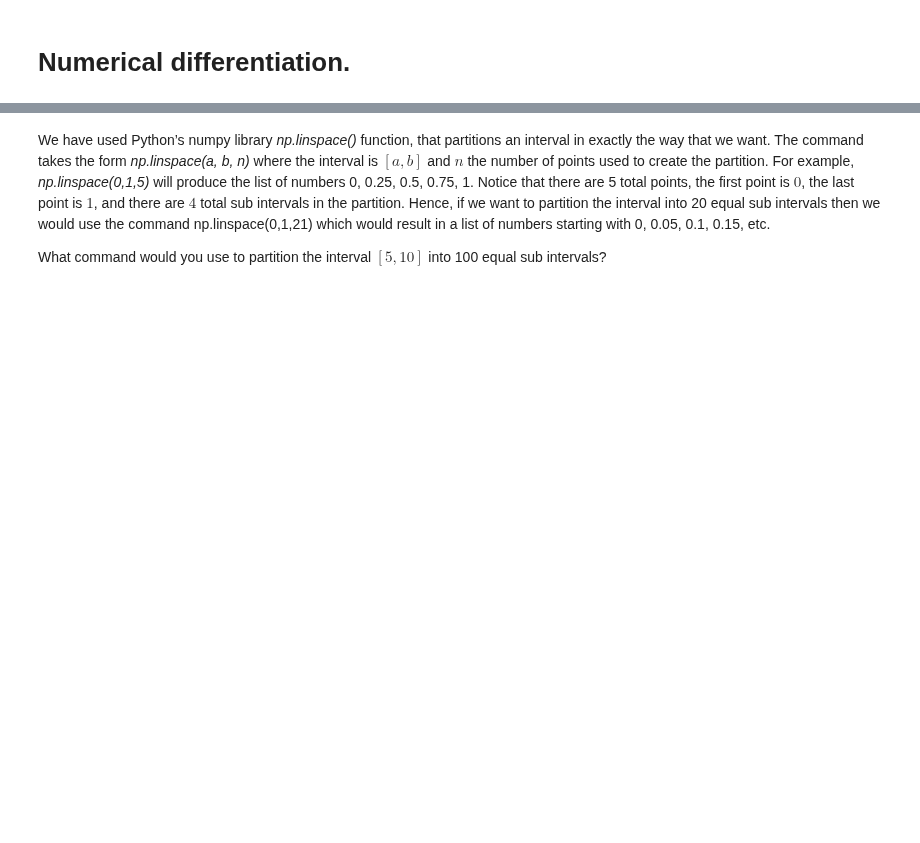
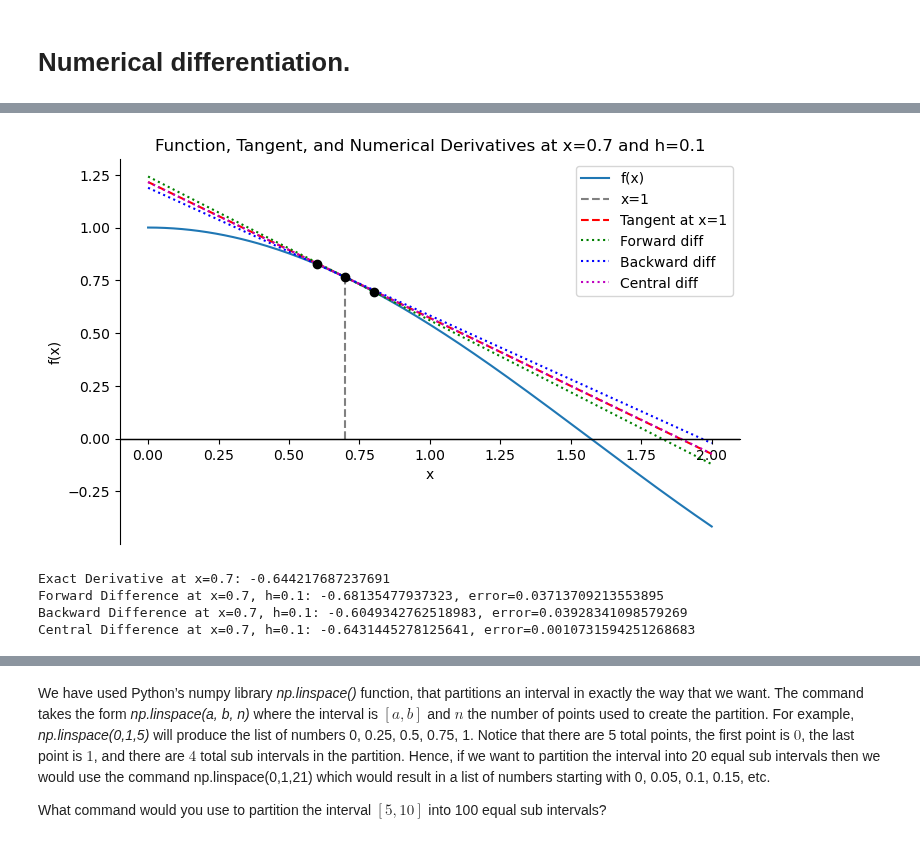
Before and after one commit to galendal/MAT160, a Jupyter notebook: derivation.ipynb, the cells around one changed output, grey strips where cells are left out. Cells and saved outputs as stored; diff of their text form; code cells hidden in the pictures; blank space fills up the shorter version.

```diff
--- a/derivation.ipynb
+++ b/derivation.ipynb
@@ -98,0 +36,59 @@ Error in numerical derivative: [ 0.05263158  0.05263158  0.05263158  0.05263158
+# %%
+
+
+# Plot f(x) for x in (0,2), vertical line at x=1, and tangent at x=1
+x_vals = np.linspace(0, 2, 200) # Generate 200 points between 0 and 2
+y_vals = f(x_vals) # Evaluate f(x) at each x value
+
+x0 = 0.7 # Point we seek the derivative
+h = 0.1 # Step size for numerical derivatives
+
+# Compute tangent line at x0
+slope = df(x0) # Slope of the tangent
+tangent = slope * (x_vals - x0) + f(x0) # Equation of the tangent line
+
+# Numerical derivatives at x0
+forward_diff = (f(x0 + h) - f(x0)) / h # Forward difference
+backward_diff = (f(x0) - f(x0 - h)) / h # Backward difference
+central_diff = (f(x0 + h) - f(x0 - h)) / (2 * h) # Central difference
+
+# Plot function and tangent
+plt.figure(figsize=(8,5)) # Create a new figure
+plt.plot(x_vals, y_vals, label='f(x)') # Plot f(x)
+plt.vlines(x0, ymin=0, ymax=f(x0), color='gray', linestyle='--', label='x=1') # Vertical line at x=1
+plt.plot(x_vals, tangent, 'r--', label='Tangent at x=1') # Tangent line at x=1
+
+# Plot forward, backward, and central difference lines
+# Forward difference line
+y_forward = forward_diff * (x_vals - x0) + f(x0) # Equation of the forward difference line
+plt.plot(x_vals, y_forward, 'g:', label='Forward diff') # Forward difference line
+
+# Backward difference line
+y_backward = backward_diff * (x_vals - x0) + f(x0) # Equation of the backward difference line
+plt.plot(x_vals, y_backward, 'b:', label='Backward diff')
+
+# Central difference line
+y_central = central_diff * (x_vals - x0) + f(x0) # Equation of the central difference line
+plt.plot(x_vals, y_central, 'm:', label='Central diff') # Central difference line
+
+plt.scatter([x0, x0+h, x0-h], [f(x0), f(x0+h), f(x0-h)], color='black', zorder=5) # Points used for finite differences
+plt.xlabel('x') # X-axis label
+plt.ylabel('f(x)') # Y-axis label
+plt.gca().spines['bottom'].set_position('zero')  # Move x-axis to y=0
+plt.gca().spines['top'].set_visible(False)
+plt.gca().spines['right'].set_visible(False)
+plt.axhline(0, color='black', linewidth=1)
+plt.title(f'Function, Tangent, and Numerical Derivatives at x={x0} and h={h}') # Title of the plot
+plt.legend() # Show legend
+plt.show()
+
+print(f"Exact Derivative at x={x0}: {df(x0)}")
+print(f"Forward Difference at x={x0}, h={h}: {forward_diff}, error={abs(forward_diff - df(x0))}")
+print(f"Backward Difference at x={x0}, h={h}: {backward_diff}, error={abs(backward_diff - df(x0))}")
+print(f"Central Difference at x={x0}, h={h}: {central_diff}, error={abs(central_diff - df(x0))}")
+# %% [output]
+[figure, added]
+Exact Derivative at x=0.7: -0.644217687237691
+Forward Difference at x=0.7, h=0.1: -0.68135477937323, error=0.03713709213553895
+Backward Difference at x=0.7, h=0.1: -0.6049342762518983, error=0.03928341098579269
+Central Difference at x=0.7, h=0.1: -0.6431445278125641, error=0.0010731594251268683
```
Also changed, not shown: parts of 19 cells of this notebook, 1 other file.
